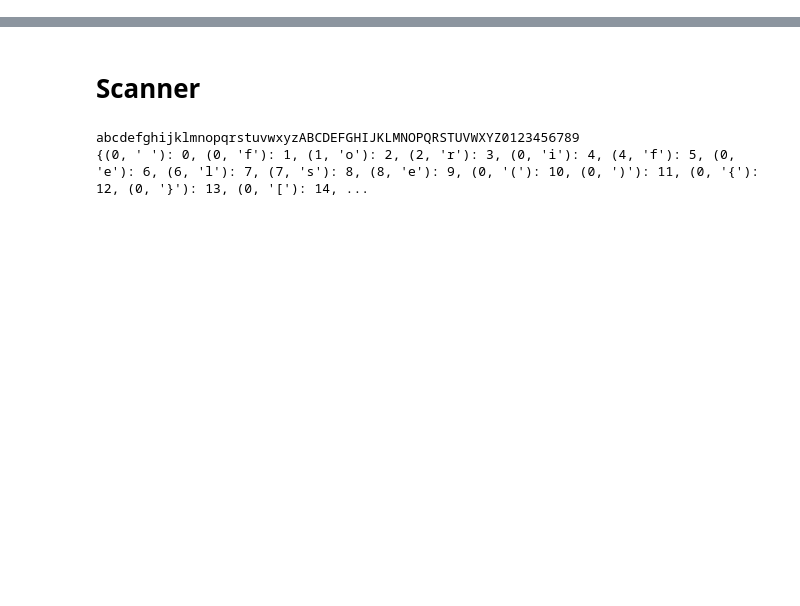
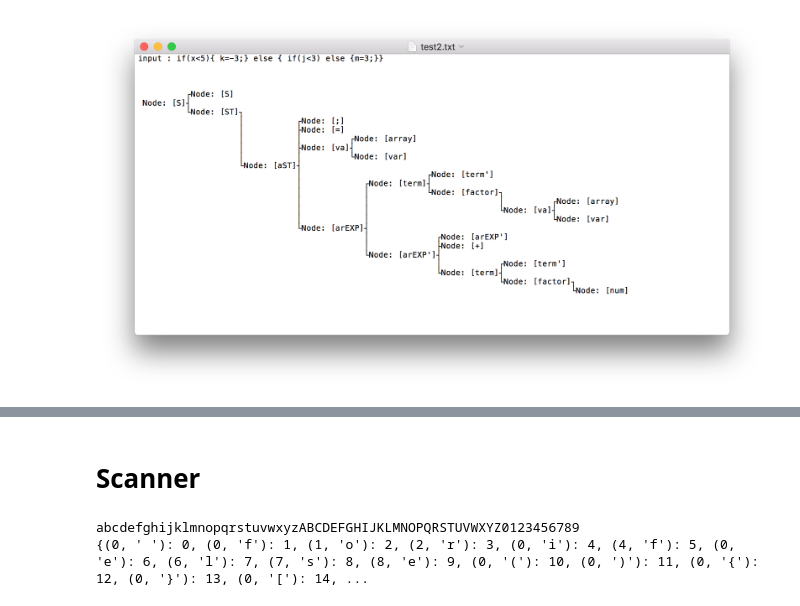
Before and after one commit to h4tl2/ProcLang, a Jupyter notebook: LL1 .ipynb, the cells around one changed output, grey strips where cells are left out. Cells and saved outputs as stored; diff of their text form; code cells hidden in the pictures; blank space fills up the shorter version.

```diff
--- a/LL1 .ipynb
+++ b/LL1 .ipynb
@@ -2,0 +12,4 @@ from graphviz import Digraph
+# %%
+Image("./test2.png")
+# %% [output]
+[figure, added]
```
Also changed, not shown: parts of 37 cells of this notebook, 17 other files.
